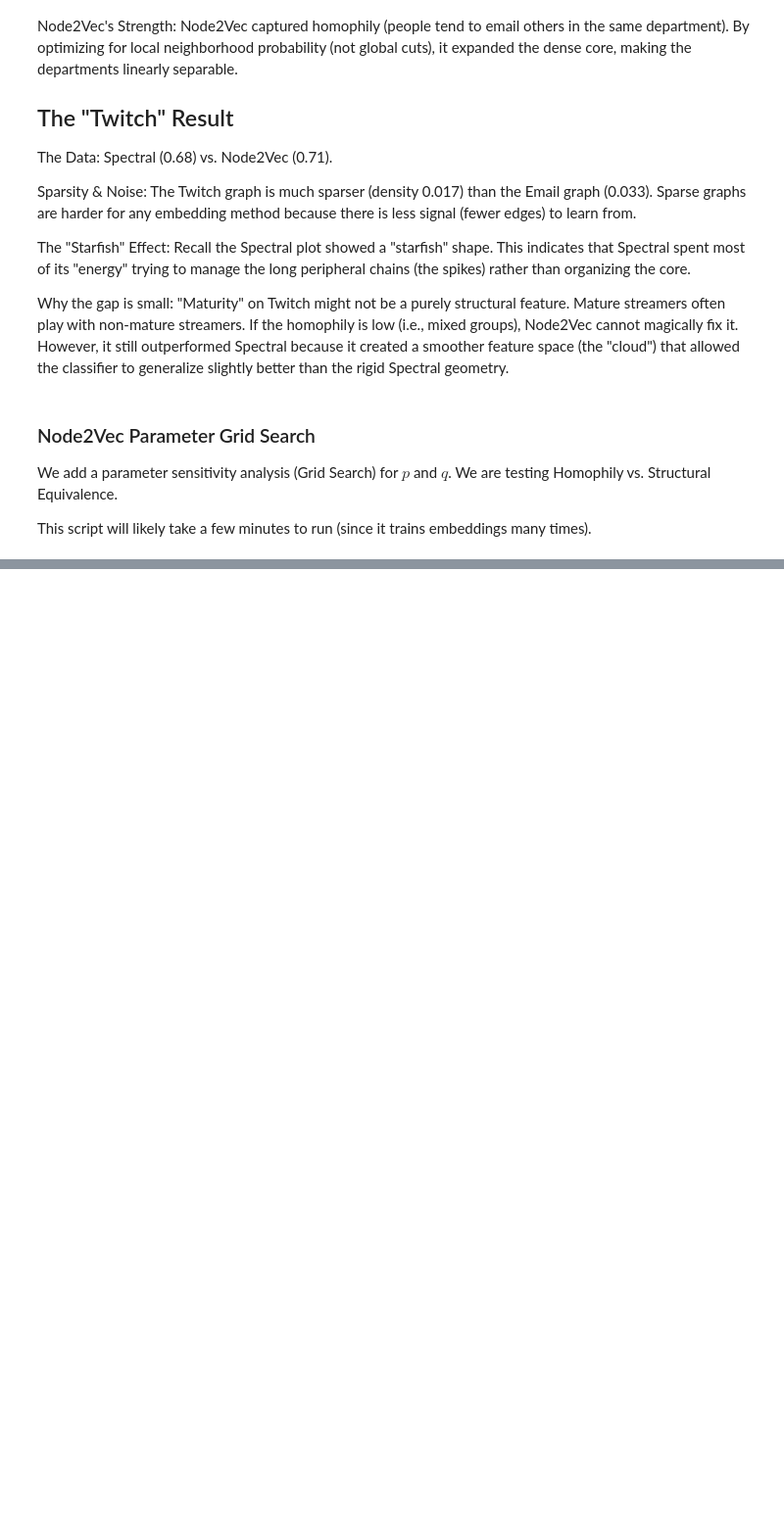
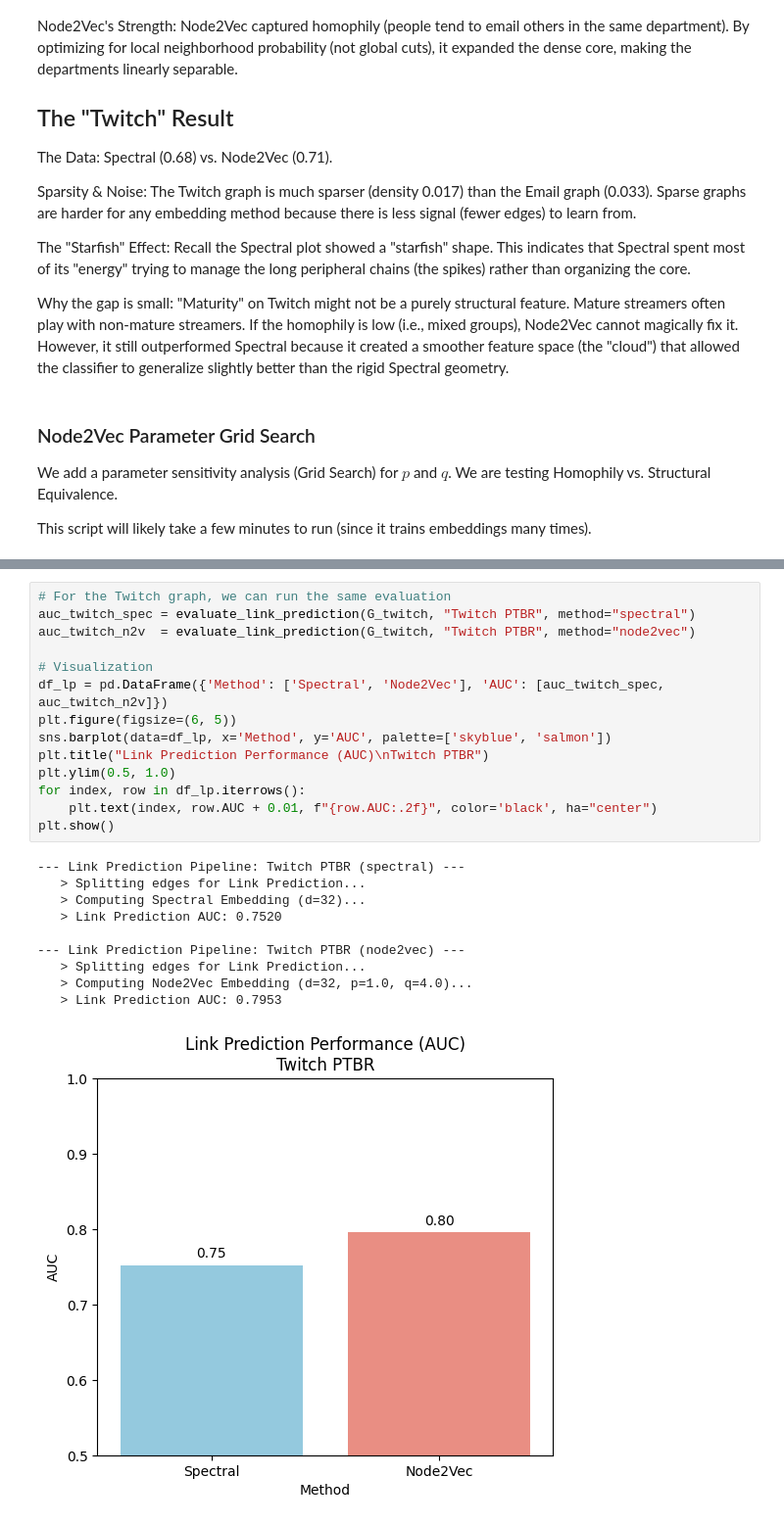
Before and after one commit to Carda01/community_detection, a Jupyter notebook: graph_ml/embeddings_notebook.ipynb, the cells around one changed output, grey strips where cells are left out. Shown at 98% size. Saved outputs shown, nothing was run; the diff lists cells and outputs as text; blank space fills up the shorter version.

```diff
--- a/graph_ml/embeddings_notebook.ipynb
+++ b/graph_ml/embeddings_notebook.ipynb
@@ -883,0 +1000,25 @@ plt.show()
+# %%
+# For the Twitch graph, we can run the same evaluation
+auc_twitch_spec = evaluate_link_prediction(G_twitch, "Twitch PTBR", method="spectral")
+auc_twitch_n2v  = evaluate_link_prediction(G_twitch, "Twitch PTBR", method="node2vec")
+
+# Visualization
+df_lp = pd.DataFrame({'Method': ['Spectral', 'Node2Vec'], 'AUC': [auc_twitch_spec, auc_twitch_n2v]})
+plt.figure(figsize=(6, 5))
+sns.barplot(data=df_lp, x='Method', y='AUC', palette=['skyblue', 'salmon'])
+plt.title("Link Prediction Performance (AUC)\nTwitch PTBR")
+plt.ylim(0.5, 1.0)
+for index, row in df_lp.iterrows():
+    plt.text(index, row.AUC + 0.01, f"{row.AUC:.2f}", color='black', ha="center")
+plt.show()
+# %% [output]
+--- Link Prediction Pipeline: Twitch PTBR (spectral) ---
+   > Splitting edges for Link Prediction...
+   > Computing Spectral Embedding (d=32)...
+   > Link Prediction AUC: 0.7520
+
+--- Link Prediction Pipeline: Twitch PTBR (node2vec) ---
+   > Splitting edges for Link Prediction...
+   > Computing Node2Vec Embedding (d=32, p=1.0, q=4.0)...
+   > Link Prediction AUC: 0.7953
+[figure, added]
```
Also changed, not shown: parts of 14 cells of this notebook, 1 other file.
